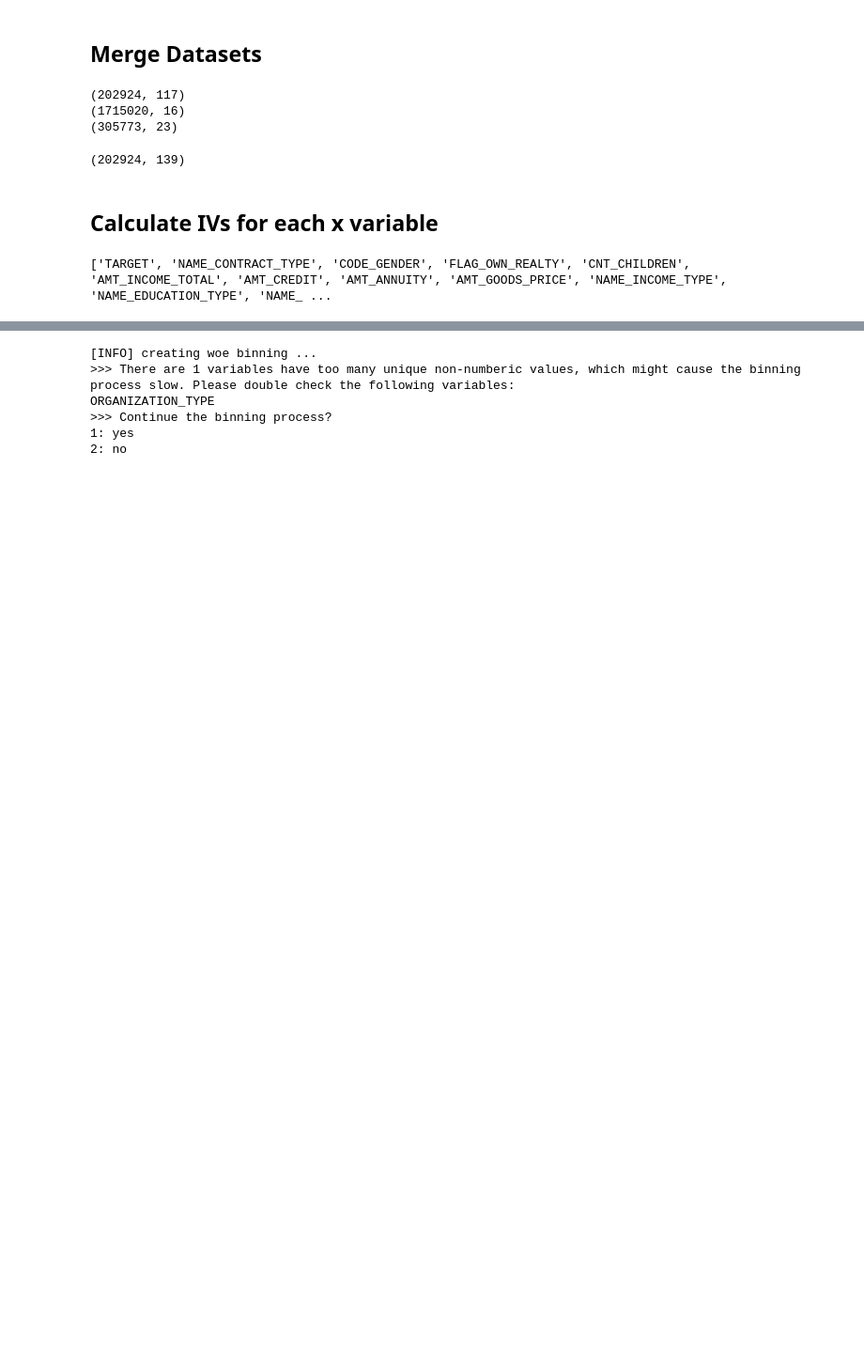
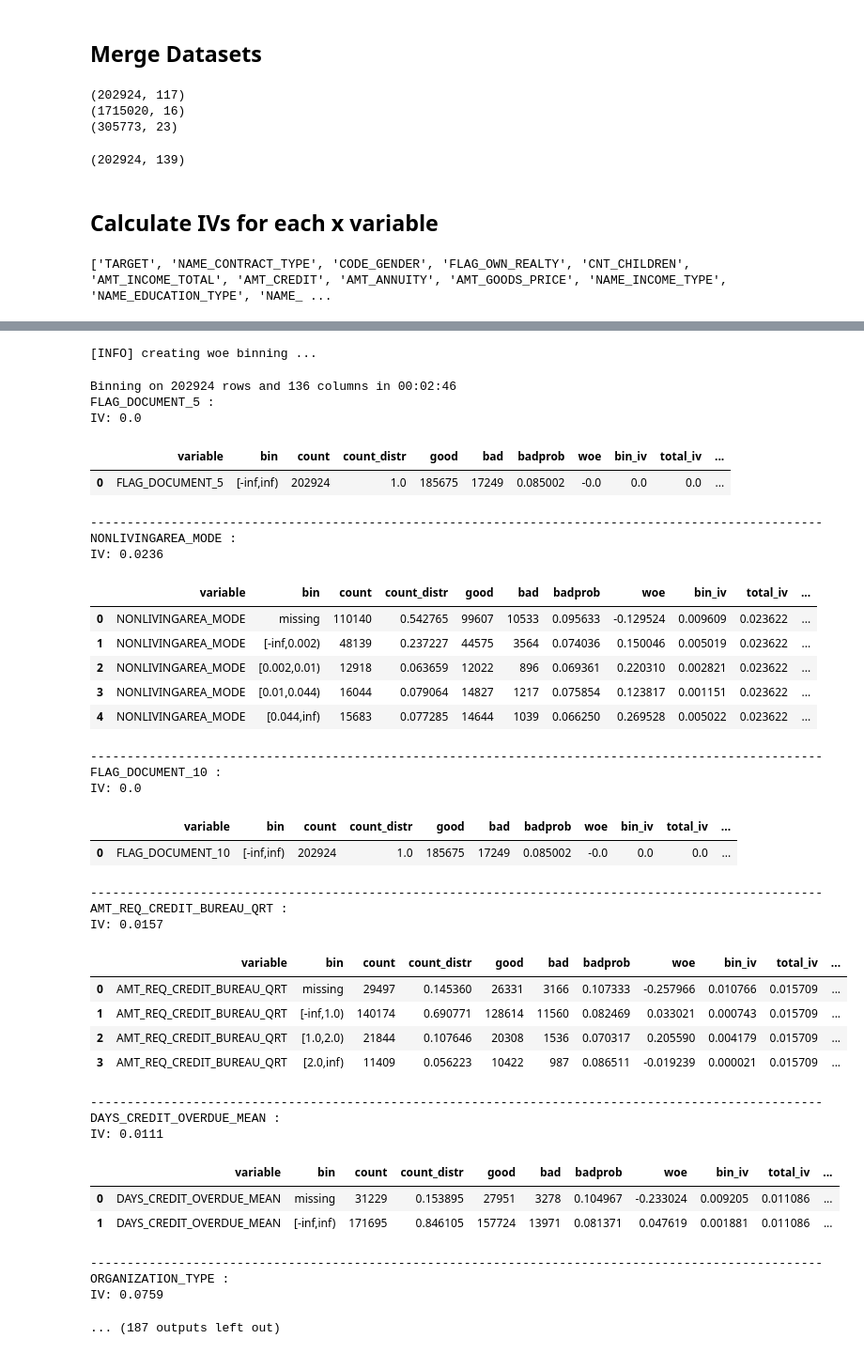
Before and after one commit to rachelwhyj/FA, a Jupyter notebook: feature_selection.ipynb, the cells around one changed output, grey strips where cells are left out. Shown at 94% size. Cells and saved outputs as stored; diff of their text form; code cells hidden in the pictures; blank space fills up the shorter version.

Commit message:
get IV for variables

```diff
--- a/feature_selection.ipynb
+++ b/feature_selection.ipynb
@@ -145,7 +145,7 @@ merged_working = merged.copy()
 # %% [output]
 ['TARGET', 'NAME_CONTRACT_TYPE', 'CODE_GENDER', 'FLAG_OWN_REALTY', 'CNT_CHILDREN', 'AMT_INCOME_TOTAL', 'AMT_CREDIT', 'AMT_ANNUITY', 'AMT_GOODS_PRICE', 'NAME_INCOME_TYPE', 'NAME_EDUCATION_TYPE', 'NAME_ ...
 # %%
-# unable to calculate WOE & IV for ORGANIZATION_TYPE as it has too many possible categories
+# unable to calculate WOE & IV for ORGANIZATION_TYPE as it is because it has too many possible categories
     # group some values together
 
 mapping = {
@@ -176,6 +176,14 @@ mapping = {
     'Industry: type 12': 'Industry',
     'Industry: type 13': 'Industry',
     'Industry: type 8': 'Industry',
+    'Government': 'Public Sector',
+    'Transport': 'Public Sector',
+    'Military': 'Public Sector',
+    'Police': 'Public Sector',
+    'Hotel': 'Hospitality',
+    'Restaurant': 'Hospitality',
+    'Bank': 'Financial Services',
+    'Insurance': 'Financial Services',
 }
 
 merged_working['ORGANIZATION_TYPE'] = merged_working['ORGANIZATION_TYPE'].replace(mapping)
@@ -201,23 +209,55 @@ Name: count, dtype: int64
 # %%
 merged_working = merged_working.loc[:, cols]
 
 # automatically calculate bin ranges, WOE, and IV for the independent variables
 bins = sc.woebin(merged_working, y='TARGET')
 
 # scorecardpy calcualtes WoE as the opposite of the normal formula
-for variable, bindetails in bins.item1s():
+for variable, bindetails in bins.items():
     bins[variable]['woe'] = bins[variable]['woe'] * -1
 
 # print bin details and IV
 for variable, bindetails in bins.items():
     print(variable , ": ")
     print('IV: ' + str(round(bindetails['total_iv'][0],4)))
     display(bindetails)
     print("--"*50)
 # %% [output]
 [INFO] creating woe binning ...
->>> There are 1 variables have too many unique non-numberic values, which might cause the binning process slow. Please double check the following variables:
-ORGANIZATION_TYPE
->>> Continue the binning process?
-1: yes
-2: no
+Binning on 202924 rows and 136 columns in 00:02:46
+FLAG_DOCUMENT_5 :
+IV: 0.0
+|  | variable | bin | count | count_distr | good | bad | badprob | woe | bin_iv | total_iv | ... |
+| 0 | FLAG_DOCUMENT_5 | [-inf,inf) | 202924 | 1.0 | 185675 | 17249 | 0.085002 | -0.0 | 0.0 | 0.0 | ... |
+----------------------------------------------------------------------------------------------------
+NONLIVINGAREA_MODE :
+IV: 0.0236
+|  | variable | bin | count | count_distr | good | bad | badprob | woe | bin_iv | total_iv | ... |
+| 0 | NONLIVINGAREA_MODE | missing | 110140 | 0.542765 | 99607 | 10533 | 0.095633 | -0.129524 | 0.009609 | 0.023622 | ... |
+| 1 | NONLIVINGAREA_MODE | [-inf,0.002) | 48139 | 0.237227 | 44575 | 3564 | 0.074036 | 0.150046 | 0.005019 | 0.023622 | ... |
+| 2 | NONLIVINGAREA_MODE | [0.002,0.01) | 12918 | 0.063659 | 12022 | 896 | 0.069361 | 0.220310 | 0.002821 | 0.023622 | ... |
+| 3 | NONLIVINGAREA_MODE | [0.01,0.044) | 16044 | 0.079064 | 14827 | 1217 | 0.075854 | 0.123817 | 0.001151 | 0.023622 | ... |
+| 4 | NONLIVINGAREA_MODE | [0.044,inf) | 15683 | 0.077285 | 14644 | 1039 | 0.066250 | 0.269528 | 0.005022 | 0.023622 | ... |
+----------------------------------------------------------------------------------------------------
+FLAG_DOCUMENT_10 :
+IV: 0.0
+|  | variable | bin | count | count_distr | good | bad | badprob | woe | bin_iv | total_iv | ... |
+| 0 | FLAG_DOCUMENT_10 | [-inf,inf) | 202924 | 1.0 | 185675 | 17249 | 0.085002 | -0.0 | 0.0 | 0.0 | ... |
+----------------------------------------------------------------------------------------------------
+AMT_REQ_CREDIT_BUREAU_QRT :
+IV: 0.0157
+|  | variable | bin | count | count_distr | good | bad | badprob | woe | bin_iv | total_iv | ... |
+| 0 | AMT_REQ_CREDIT_BUREAU_QRT | missing | 29497 | 0.145360 | 26331 | 3166 | 0.107333 | -0.257966 | 0.010766 | 0.015709 | ... |
+| 1 | AMT_REQ_CREDIT_BUREAU_QRT | [-inf,1.0) | 140174 | 0.690771 | 128614 | 11560 | 0.082469 | 0.033021 | 0.000743 | 0.015709 | ... |
+| 2 | AMT_REQ_CREDIT_BUREAU_QRT | [1.0,2.0) | 21844 | 0.107646 | 20308 | 1536 | 0.070317 | 0.205590 | 0.004179 | 0.015709 | ... |
+| 3 | AMT_REQ_CREDIT_BUREAU_QRT | [2.0,inf) | 11409 | 0.056223 | 10422 | 987 | 0.086511 | -0.019239 | 0.000021 | 0.015709 | ... |
+----------------------------------------------------------------------------------------------------
+DAYS_CREDIT_OVERDUE_MEAN :
+IV: 0.0111
+|  | variable | bin | count | count_distr | good | bad | badprob | woe | bin_iv | total_iv | ... |
+| 0 | DAYS_CREDIT_OVERDUE_MEAN | missing | 31229 | 0.153895 | 27951 | 3278 | 0.104967 | -0.233024 | 0.009205 | 0.011086 | ... |
+| 1 | DAYS_CREDIT_OVERDUE_MEAN | [-inf,inf) | 171695 | 0.846105 | 157724 | 13971 | 0.081371 | 0.047619 | 0.001881 | 0.011086 | ... |
+----------------------------------------------------------------------------------------------------
+ORGANIZATION_TYPE :
+IV: 0.0759
+... (187 outputs left out)
```
Also changed, not shown: parts of 1 cell of this notebook.
